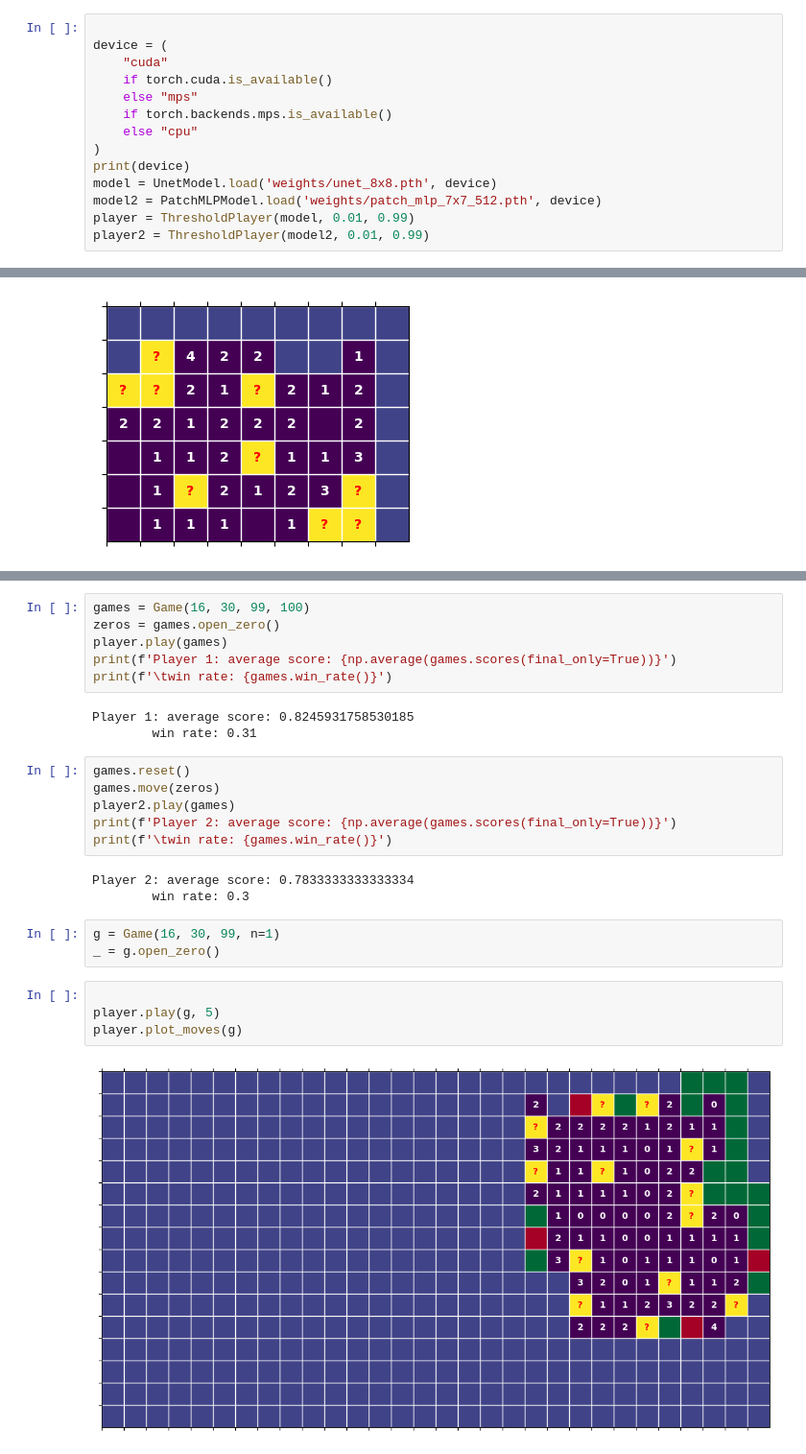
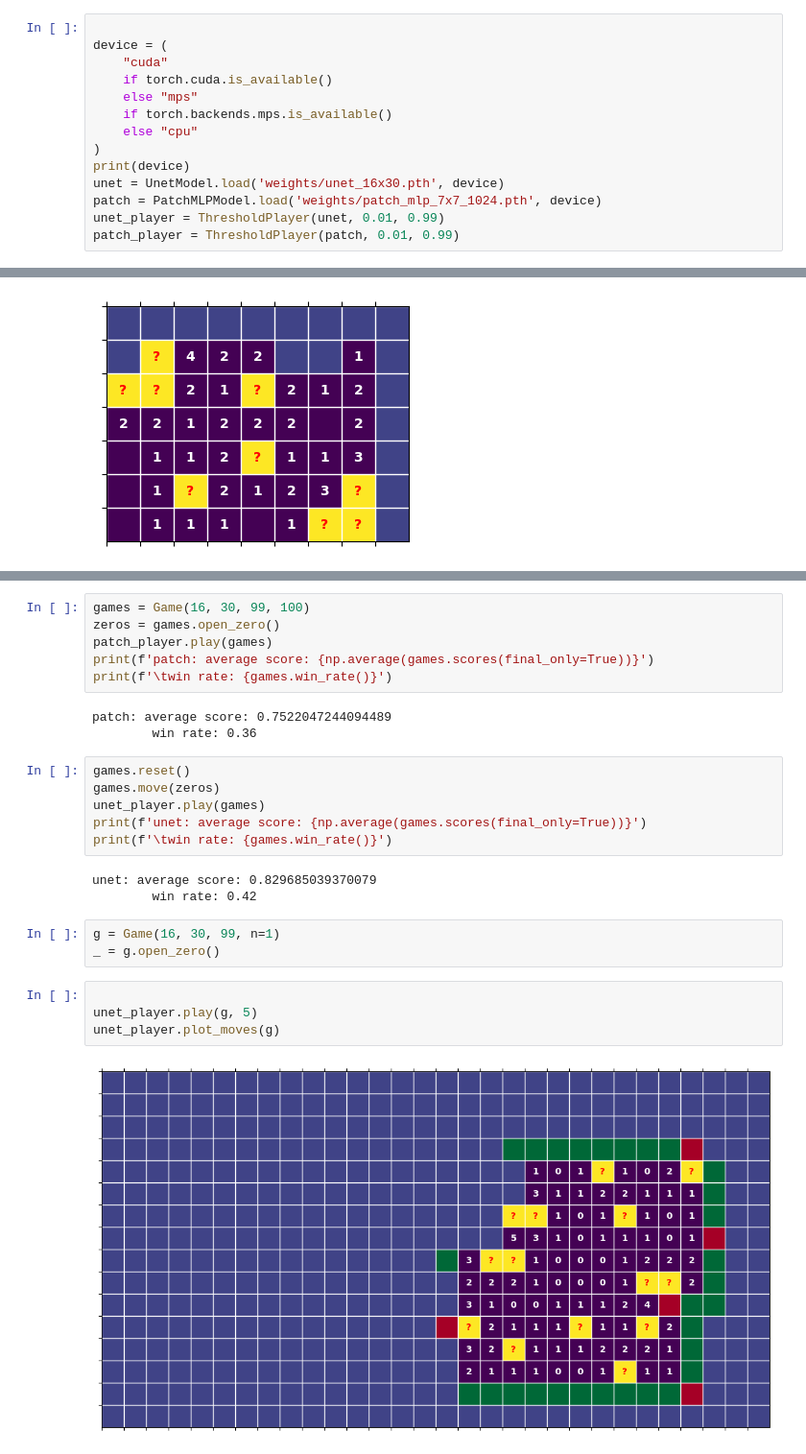
Before and after one commit to ClaudioPaterniti/MineSweeperLearning, a Jupyter notebook: test.ipynb, the cells around one changed output, grey strips where cells are left out. Shown: that part at 96% size. Cells and saved outputs as stored; diff of their text form.

```diff
--- a/test.ipynb
+++ b/test.ipynb
@@ -16,10 +16,10 @@ device = (
     else "cpu"
 )
 print(device)
-model = UnetModel.load('weights/unet_8x8.pth', device)
-model2 = PatchMLPModel.load('weights/patch_mlp_7x7_512.pth', device)
-player = ThresholdPlayer(model, 0.01, 0.99)
-player2 = ThresholdPlayer(model2, 0.01, 0.99)
+unet = UnetModel.load('weights/unet_16x30.pth', device)
+patch = PatchMLPModel.load('weights/patch_mlp_7x7_1024.pth', device)
+unet_player = ThresholdPlayer(unet, 0.01, 0.99)
+patch_player = ThresholdPlayer(patch, 0.01, 0.99)
 # %% [output]
 cpu
 # %%
@@ -77,30 +85,30 @@ g.pyplot_game(0, mine_probs=p[0], highlighted='losing', print_zeros=False)
 # %%
 games = Game(16, 30, 99, 100)
 zeros = games.open_zero()
-player.play(games)
-print(f'Player 1: average score: {np.average(games.scores(final_only=True))}')
+patch_player.play(games)
+print(f'patch: average score: {np.average(games.scores(final_only=True))}')
 print(f'\twin rate: {games.win_rate()}')
 # %% [output]
-Player 1: average score: 0.8245931758530185
-        win rate: 0.31
+patch: average score: 0.7522047244094489
+        win rate: 0.36
 # %%
 games.reset()
 games.move(zeros)
-player2.play(games)
-print(f'Player 2: average score: {np.average(games.scores(final_only=True))}')
+unet_player.play(games)
+print(f'unet: average score: {np.average(games.scores(final_only=True))}')
 print(f'\twin rate: {games.win_rate()}')
 # %% [output]
-Player 2: average score: 0.7833333333333334
-        win rate: 0.3
+unet: average score: 0.829685039370079
+        win rate: 0.42
 # %%
 g = Game(16, 30, 99, n=1)
 _ = g.open_zero()
 # %%
 
-player.play(g, 5)
-player.plot_moves(g)
+unet_player.play(g, 5)
+unet_player.plot_moves(g)
 # %% [output]
-[figure, old version]
+[figure, new version]
 # %%
 #%matplotlib widget
 g = Game(16, 30, 99, n=1)
```
Also changed, not shown: parts of 6 cells of this notebook, 10 other files.
